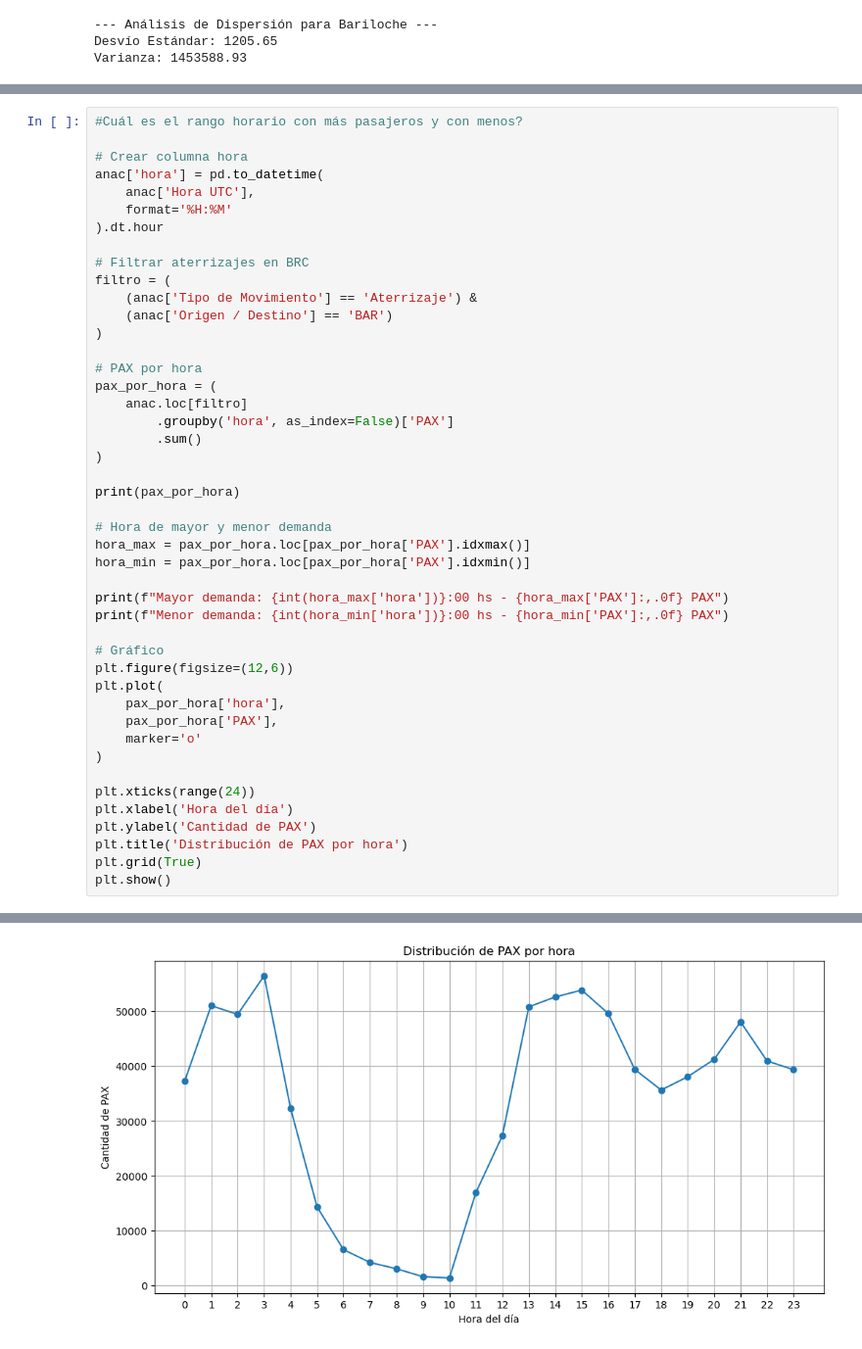
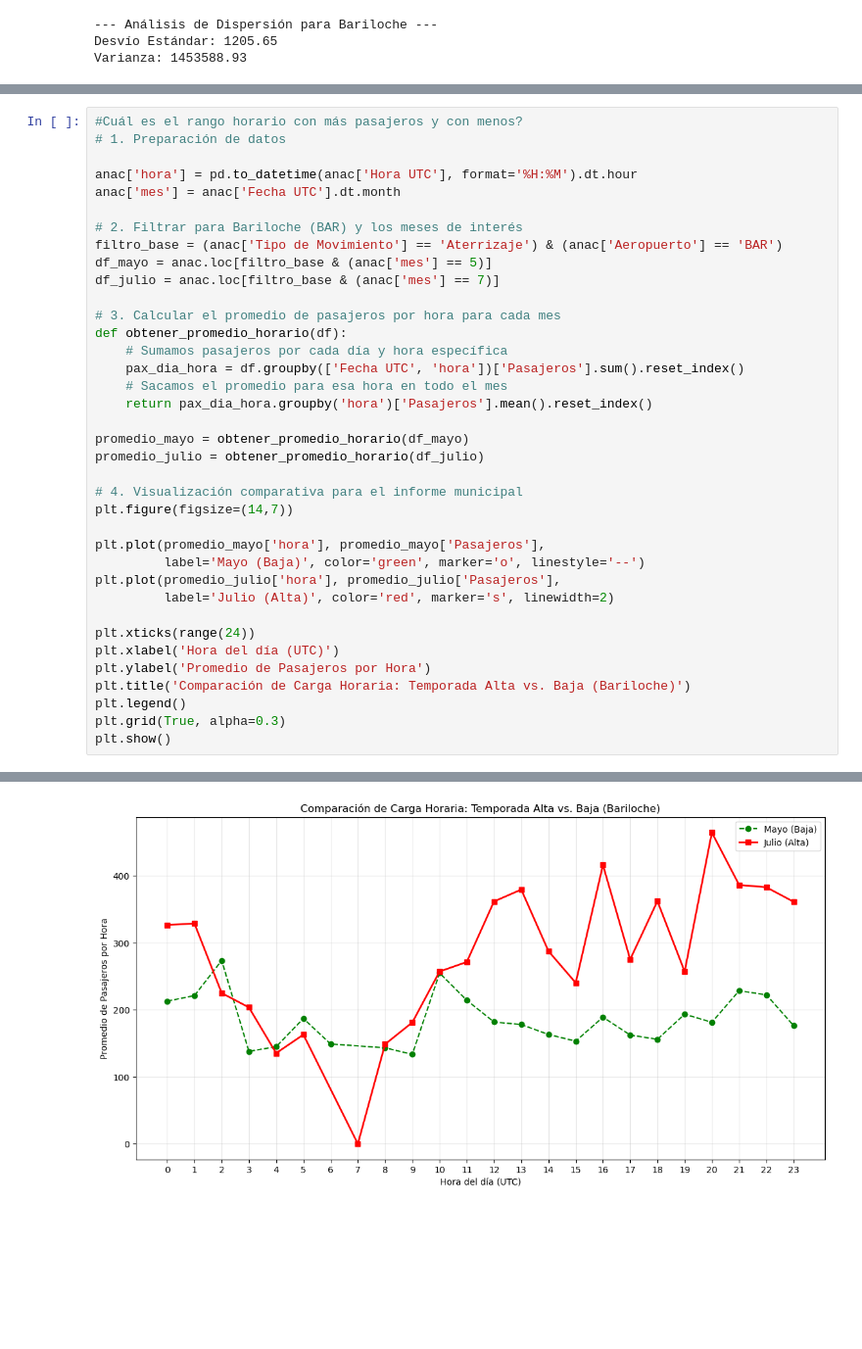
Before and after one commit to mletelle/MateIV_Transporte_Publico, a Jupyter notebook: Datasets ANALIZADOS/Aterrizajes despegues.ipynb, the cells around one changed output, grey strips where cells are left out. Shown at 98% size. Drawn from its saved outputs; the diff is of its cells as text; blank space fills up the shorter version.

Commit message:
Agrego análisis por hora, comparación de mayo y julio y los días de la semana con mayor movimiento en promedio de julio

```diff
--- a/Datasets ANALIZADOS/Aterrizajes despegues.ipynb
+++ b/Datasets ANALIZADOS/Aterrizajes despegues.ipynb
@@ -313,46 +358,38 @@ Varianza: 1453588.93
 # %%
 #Cuál es el rango horario con más pasajeros y con menos?
+# 1. Preparación de datos
 
-# Crear columna hora
-anac['hora'] = pd.to_datetime(
-    anac['Hora UTC'],
-    format='%H:%M'
-).dt.hour
+anac['hora'] = pd.to_datetime(anac['Hora UTC'], format='%H:%M').dt.hour
+anac['mes'] = anac['Fecha UTC'].dt.month
 
-# Filtrar aterrizajes en BRC
-filtro = (
-    (anac['Tipo de Movimiento'] == 'Aterrizaje') &
-    (anac['Origen / Destino'] == 'BAR')
-)
+# 2. Filtrar para Bariloche (BAR) y los meses de interés
+filtro_base = (anac['Tipo de Movimiento'] == 'Aterrizaje') & (anac['Aeropuerto'] == 'BAR')
+df_mayo = anac.loc[filtro_base & (anac['mes'] == 5)]
+df_julio = anac.loc[filtro_base & (anac['mes'] == 7)]
 
-# PAX por hora
-pax_por_hora = (
-    anac.loc[filtro]
-        .groupby('hora', as_index=False)['PAX']
-        .sum()
-)
+# 3. Calcular el promedio de pasajeros por hora para cada mes
+def obtener_promedio_horario(df):
+    # Sumamos pasajeros por cada día y hora específica
+    pax_dia_hora = df.groupby(['Fecha UTC', 'hora'])['Pasajeros'].sum().reset_index()
+    # Sacamos el promedio para esa hora en todo el mes
+    return pax_dia_hora.groupby('hora')['Pasajeros'].mean().reset_index()
 
-print(pax_por_hora)
+promedio_mayo = obtener_promedio_horario(df_mayo)
+promedio_julio = obtener_promedio_horario(df_julio)
 
-# Hora de mayor y menor demanda
-hora_max = pax_por_hora.loc[pax_por_hora['PAX'].idxmax()]
-hora_min = pax_por_hora.loc[pax_por_hora['PAX'].idxmin()]
+# 4. Visualización comparativa para el informe municipal
+plt.figure(figsize=(14,7))
 
-print(f"Mayor demanda: {int(hora_max['hora'])}:00 hs - {hora_max['PAX']:,.0f} PAX")
-print(f"Menor demanda: {int(hora_min['hora'])}:00 hs - {hora_min['PAX']:,.0f} PAX")
-
-# Gráfico
-plt.figure(figsize=(12,6))
-plt.plot(
-    pax_por_hora['hora'],
-    pax_por_hora['PAX'],
-    marker='o'
-)
+plt.plot(promedio_mayo['hora'], promedio_mayo['Pasajeros'],
+         label='Mayo (Baja)', color='green', marker='o', linestyle='--')
+plt.plot(promedio_julio['hora'], promedio_julio['Pasajeros'],
+         label='Julio (Alta)', color='red', marker='s', linewidth=2)
 
 plt.xticks(range(24))
-plt.xlabel('Hora del día')
-plt.ylabel('Cantidad de PAX')
-plt.title('Distribución de PAX por hora')
-plt.grid(True)
+plt.xlabel('Hora del día (UTC)')
+plt.ylabel('Promedio de Pasajeros por Hora')
+plt.title('Comparación de Carga Horaria: Temporada Alta vs. Baja (Bariloche)')
+plt.legend()
+plt.grid(True, alpha=0.3)
 plt.show()
 # %% [output]
@@ -376 +396 @@ Menor demanda: 10:00 hs - 1,349 PAX
-[figure, old version]
+[figure, new version]
```
Also changed, not shown: parts of 13 cells of this notebook.
